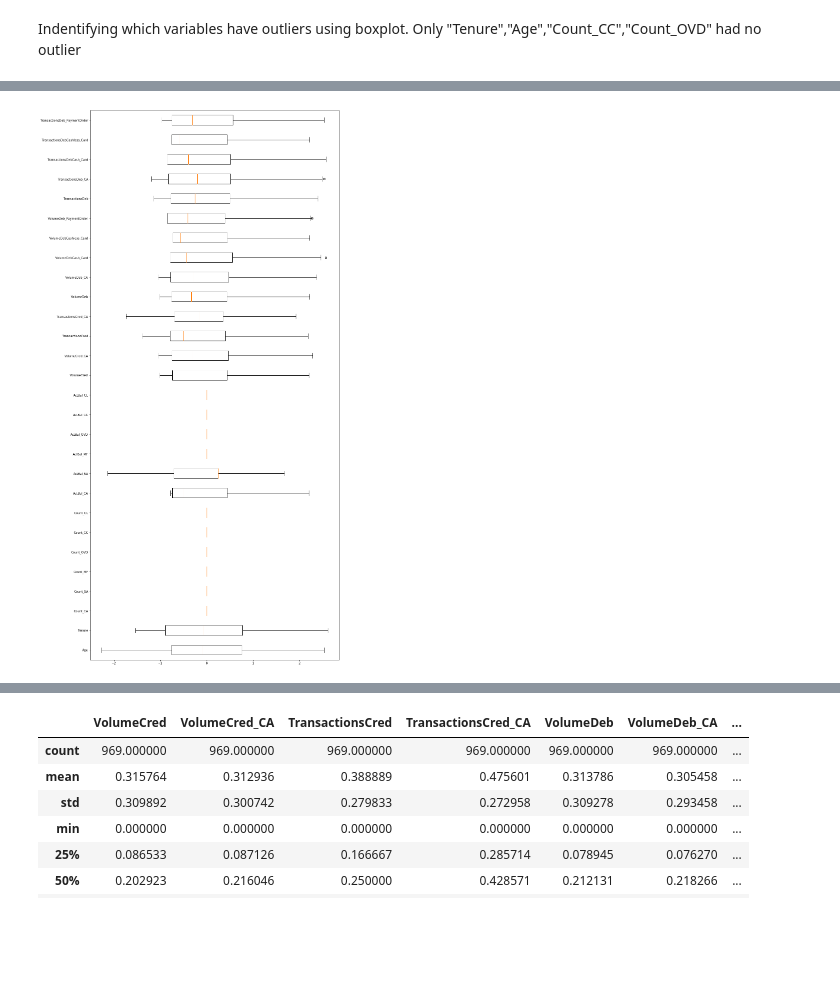
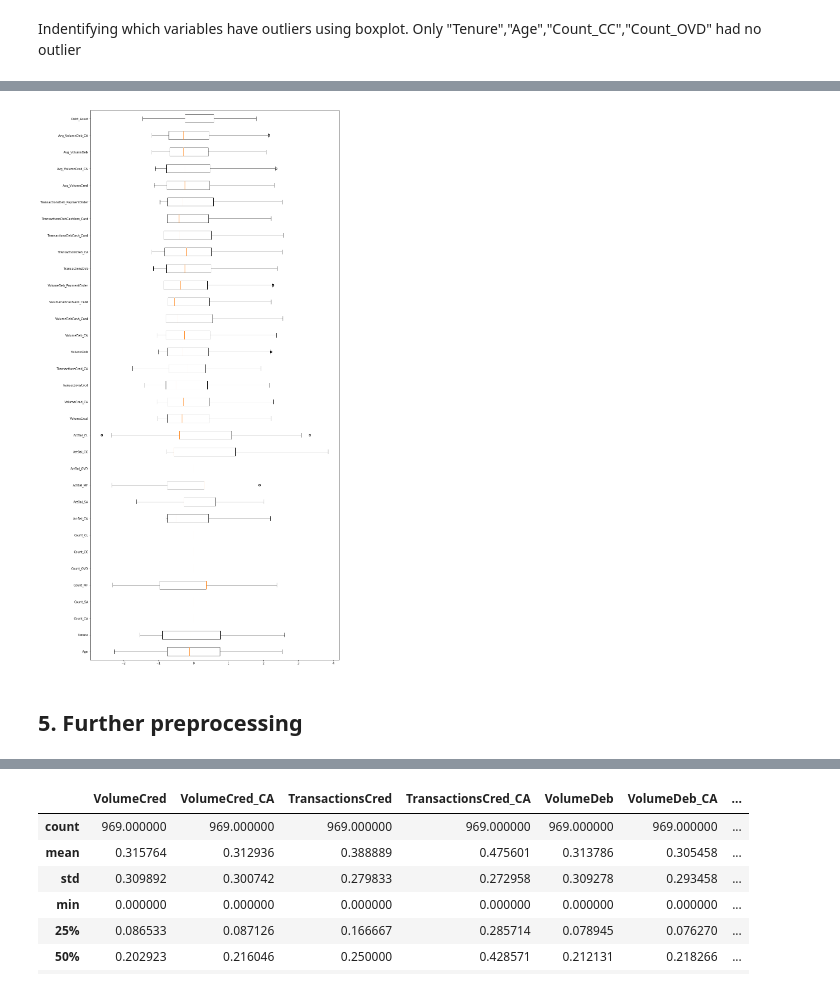
Before and after one commit to EugeneNdamukong/Search-for-clients-with-high-propensity-to-own-loan-mutual-fund-and-credit-card, a Jupyter notebook: Analysis for KBC.ipynb, the cells around one changed output, grey strips where cells are left out. Cells and saved outputs as stored; diff of their text form; code cells hidden in the pictures; blank space fills up the shorter version.

```diff
--- a/Analysis for KBC.ipynb
+++ b/Analysis for KBC.ipynb
@@ -495,0 +630,26 @@ dummy_target_MF.head()
+# %%
+######################## Train data ###################################
+Sum_liabilities_CL = train_CL["ActBal_OVD"] + train_CL["ActBal_CC"] + train_CL["ActBal_CL"]
+Sum_Assets_CL = train_CL["ActBal_SA"] + train_CL["ActBal_MF"]
+debt_asset_CL = liability_asset_ratio(Sum_liabilities_CL, Sum_Assets_CL)
+
+Sum_liabilities_CC = train_CC["ActBal_OVD"] + train_CC["ActBal_CC"] + train_CC["ActBal_CL"]
+Sum_Assets_CC = train_CC["ActBal_SA"] + train_CC["ActBal_MF"]
+debt_asset_CC = liability_asset_ratio(Sum_liabilities_CC, Sum_Assets_CC)
+
+Sum_liabilities_MF = train_MF["ActBal_OVD"] + train_MF["ActBal_CC"] + train_MF["ActBal_CL"]
+Sum_Assets_MF = train_MF["ActBal_SA"] + train_MF["ActBal_MF"]
+debt_asset_MF = liability_asset_ratio(Sum_liabilities_MF, Sum_Assets_MF)
+
+###################### Target data ####################################
+Sum_liabilities_CL2 = target_CL["ActBal_OVD"] + target_CL["ActBal_CC"] + target_CL["ActBal_CL"]
+Sum_Assets_CL2 = target_CL["ActBal_SA"] + target_CL["ActBal_MF"]
+debt_asset_CL2 = liability_asset_ratio(Sum_liabilities_CL2, Sum_Assets_CL2)
+
+Sum_liabilities_CC2 = target_CC["ActBal_OVD"] + target_CC["ActBal_CC"] + target_CC["ActBal_CL"]
+Sum_Assets_CC2 = target_CC["ActBal_SA"] + target_CC["ActBal_MF"]
+debt_asset_CC2 = liability_asset_ratio(Sum_liabilities_CC2, Sum_Assets_CC2)
+
+Sum_liabilities_MF2 = target_MF["ActBal_OVD"] + target_MF["ActBal_CC"] + target_MF["ActBal_CL"]
+Sum_Assets_MF2 = target_MF["ActBal_SA"] + target_MF["ActBal_MF"]
+debt_asset_MF2 = liability_asset_ratio(Sum_liabilities_MF2, Sum_Assets_MF2)
@@ -496 +690,11 @@ dummy_target_MF.head()
+# %%
+#Adding debt/asset ratio to train data
+train_CL["Debt_Asset"] = debt_asset_CL
+train_CC["Debt_Asset"] = debt_asset_CC
+train_MF["Debt_Asset"] = debt_asset_MF
+
+#Adding debt/asset ratio to target data
+target_CL["Debt_Asset"] = debt_asset_CL2
+target_CC["Debt_Asset"] = debt_asset_CC2
+target_MF["Debt_Asset"] = debt_asset_MF2
 # %% [markdown]
@@ -549,7 +753,8 @@ vars_outliers=[ 'Count_CA', 'Count_SA',
                 'Count_MF','Count_CL','ActBal_CA','ActBal_SA','ActBal_MF','ActBal_OVD', 'ActBal_CC',
                 'ActBal_CL','VolumeCred','VolumeCred_CA','TransactionsCred','TransactionsCred_CA','VolumeDeb','VolumeDeb_CA',
                 'VolumeDebCash_Card','VolumeDebCashless_Card','VolumeDeb_PaymentOrder','TransactionsDeb', 'TransactionsDeb_CA',
-                'TransactionsDebCash_Card','TransactionsDebCashless_Card','TransactionsDeb_PaymentOrder']
+                'TransactionsDebCash_Card','TransactionsDebCashless_Card','TransactionsDeb_PaymentOrder',
+              'Avg_VolumnCred', 'Avg_VolumnCred_CA', 'Avg_VolumnDeb', 'Avg_VolumnDeb_CA', 'Debt_Asset']
 for i in range(0,len(vars_outliers)):
     train_CL[vars_outliers[i]]=truncate(train_CL[vars_outliers[i]])
 
@@ -562,21 +767,23 @@ for i in range(0,len(vars_outliers)):
 warnings.filterwarnings("ignore")
 # %%
 #Creation of boxplot after applying truncation function on the features
-data_bp = train_MF.select_dtypes(exclude=['object']).copy()
-data_bp2 = data_bp.drop(['Client','Sale_MF','Revenue_MF'], axis=1)
+data_bp = train_CC.select_dtypes(exclude=['object']).copy()
+data_bp2 = data_bp.drop(['Client','Sale_CC','Revenue_CC'], axis=1)
 data_scaled = scale(data_bp2 )
 
 # Create a figure instance
 fig = plt.figure(1, figsize=(15, 34))
 
 # Create an axes instance
 ax = fig.add_subplot(111)
 
 # Create the boxplot
 bxlabs=list(data_bp2)
 
 # Create the boxplot
 bp = ax.boxplot(data_scaled,labels=bxlabs,showfliers=True,vert=False)
 plt.show()
 # %% [output]
-[figure, old version]
+[figure, new version]
+# %% [markdown]
+## 5. Further preprocessing
```
Also changed, not shown: parts of 82 cells of this notebook.
